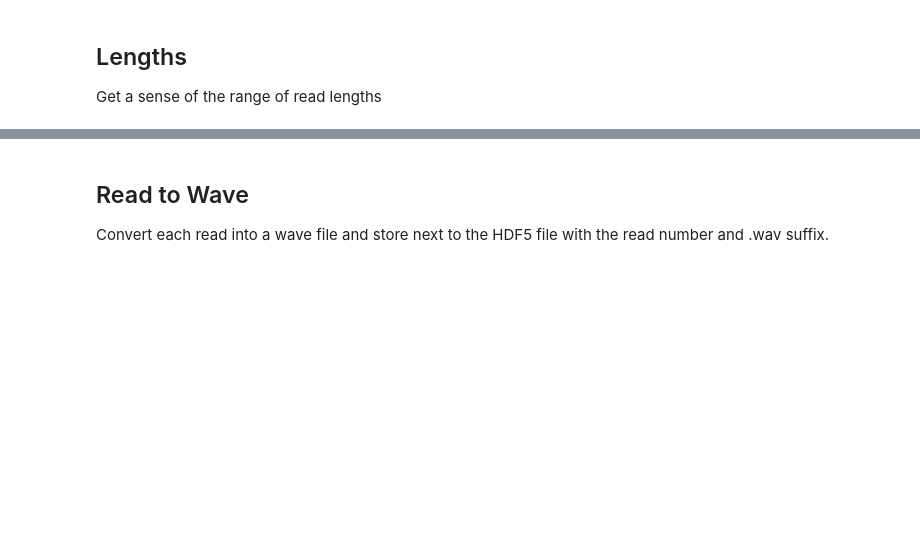
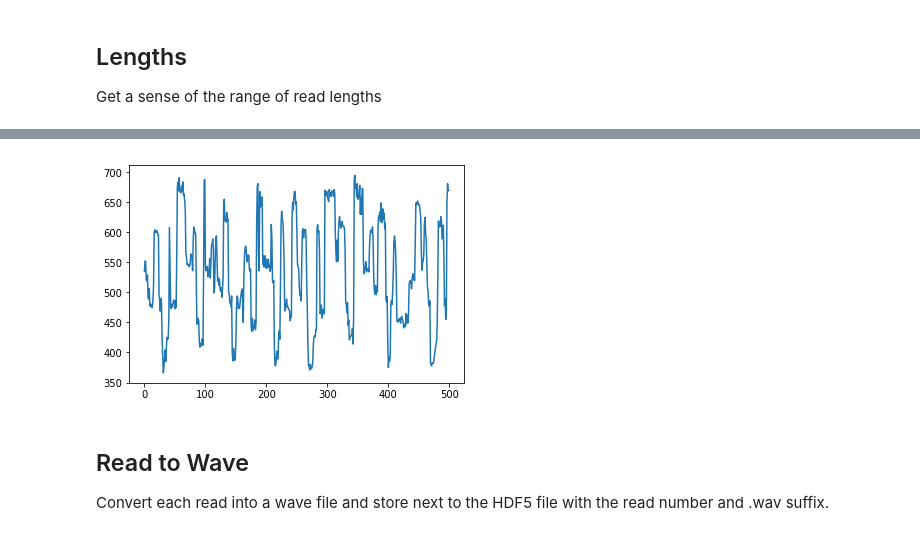
Before and after one commit to rcurrie/notebooks, a Jupyter notebook: nanopore.ipynb, the cells around one changed output, grey strips where cells are left out. Drawn from its saved outputs; the diff is of its cells as text; code cells hidden in the pictures; blank space fills up the shorter version.

Commit message:
Display wav and signal to verify they match

```diff
--- a/nanopore.ipynb
+++ b/nanopore.ipynb
@@ -74,3 +81,10 @@ Durations Min: 4738 Max: 159190 Avg: 55321.76315789474
+# %%
+# Plot a bit of the original
+with h5py.File(files[0], "r") as hdf:
+    signal = hdf.get(f"Raw/Reads/Read_41/Signal")
+    plt.plot(range(500), signal[3000:3500])
+# %% [output]
+[figure, added]
 # %% [markdown]
 ## Read to Wave
 Convert each read into a wave file and store next to the HDF5 file with the read number and .wav suffix.
```
Also changed, not shown: parts of 5 cells of this notebook, 1 other file.
